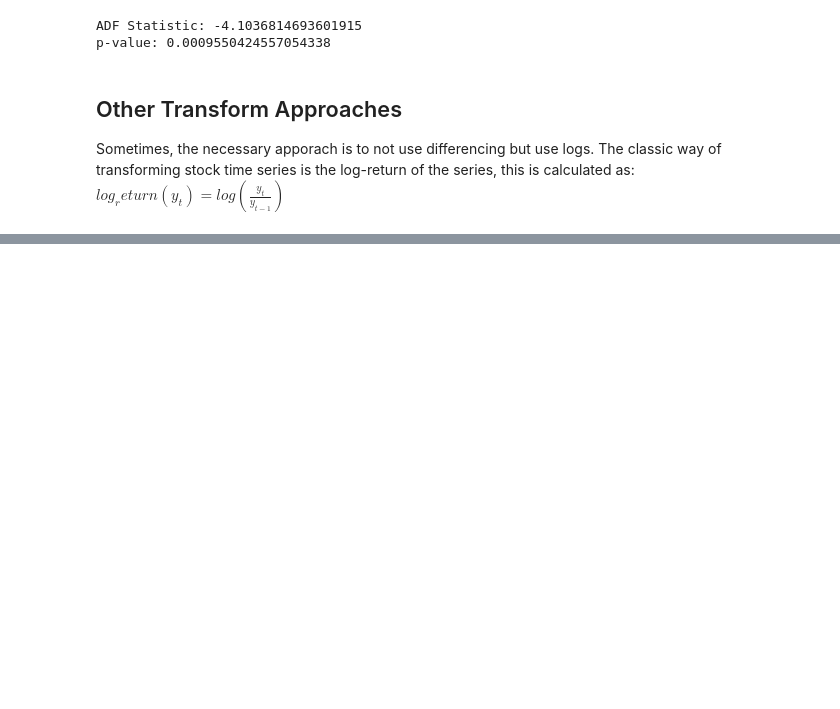
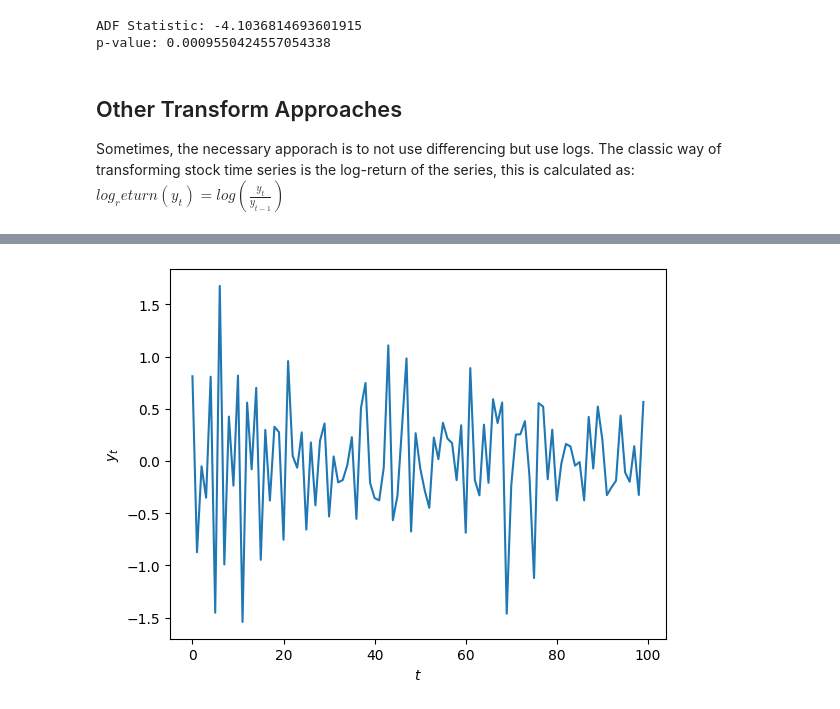
Before and after one commit to amelie-major/Financial-Models, a Jupyter notebook: notebooks/arima_model.ipynb, the cells around one changed output, grey strips where cells are left out. Saved outputs shown, nothing was run; the diff lists cells and outputs as text; code cells hidden in the pictures; blank space fills up the shorter version.

```diff
--- a/notebooks/arima_model.ipynb
+++ b/notebooks/arima_model.ipynb
@@ -161,0 +192,13 @@ ValueError: Date ordinal -5216458.621875 converts to -12313-10-27T09:04:30.00000
+# %%
+from statsmodels.tsa.arima_process import arma_generate_sample
+np.random.seed(1)
+ar_coefs = [1]
+ma_coefs = [1, -0.7]
+
+y = arma_generate_sample(ar=ar_coefs, ma=ma_coefs, nsample=100, scale=0.5)
+plt.plot(y)
+plt.ylabel(r'$y_t$')
+plt.xlabel(r'$t$')
+plt.show()
+# %% [output]
+[figure, added]
```
Also changed, not shown: parts of 9 cells of this notebook.
